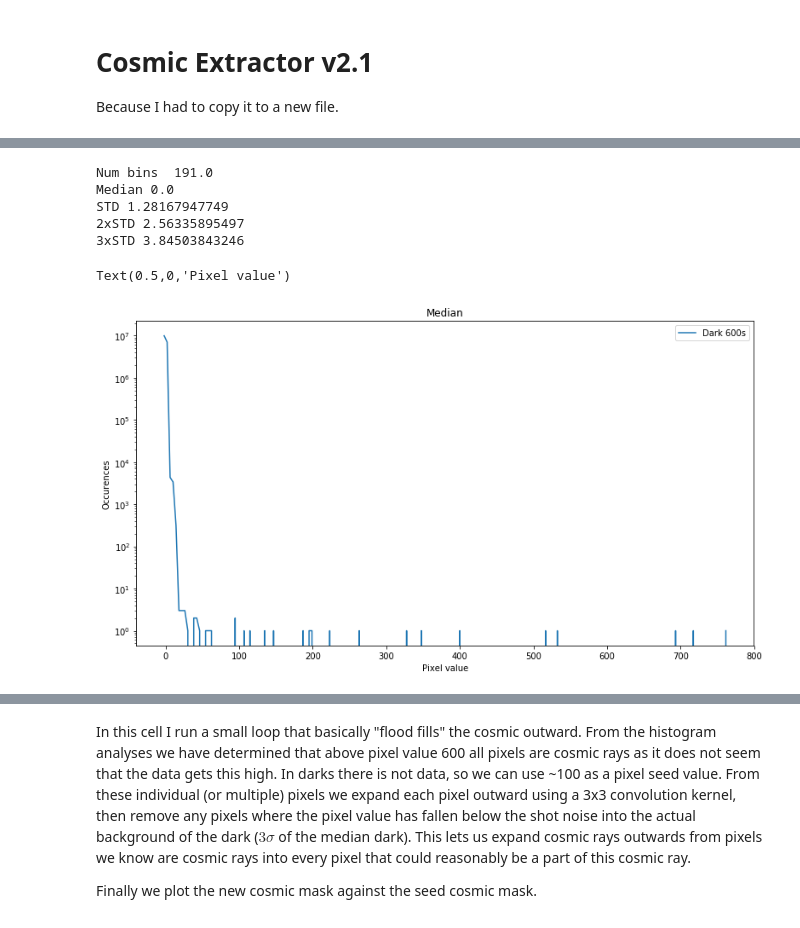
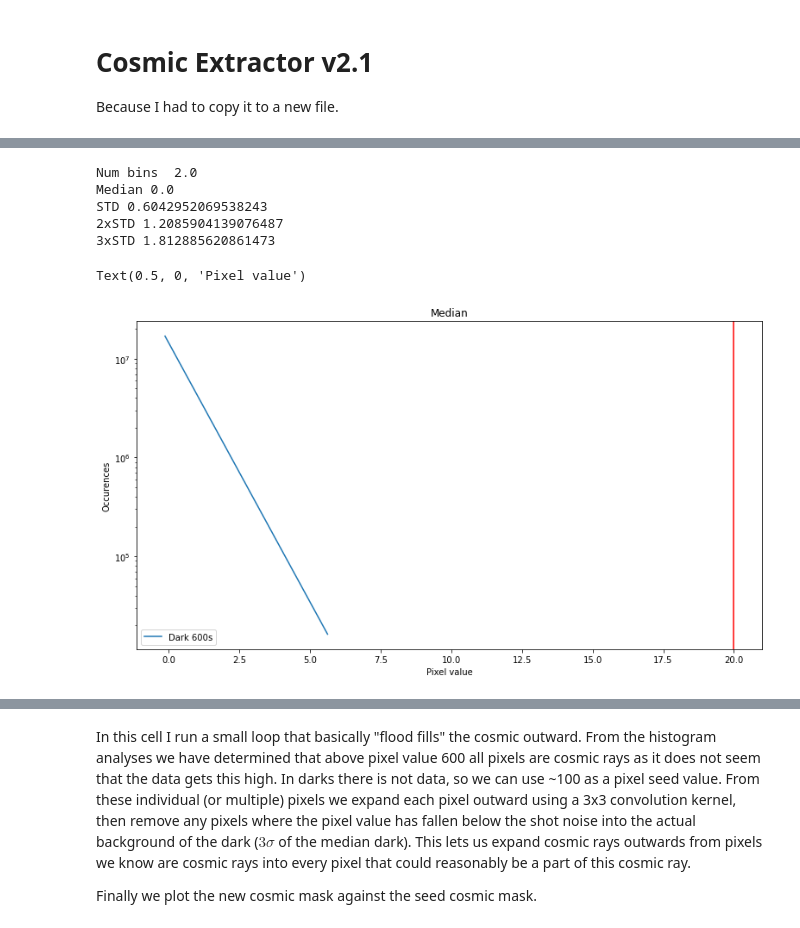
Before and after one commit to dylanagreen/manta, a Jupyter notebook: cosmic_extractor.ipynb, the cells around one changed output, grey strips where cells are left out. Drawn from its saved outputs; the diff is of its cells as text; code cells hidden in the pictures.

```diff
--- a/cosmic_extractor.ipynb
+++ b/cosmic_extractor.ipynb
@@ -59,17 +59,17 @@ def pretty_disp(img):
     ax.imshow(img, cmap='gray', origin="lower", interpolation="none", norm=norm)
 # %%
 # Time to make some dark medians.
-# d = "20200209"
-# ims = ["00047922", "00047911", "00047914", "00047920", "00047940", "00047909", "00047935"]
+d = "20200209"
+ims = ["00047922", "00047911", "00047914", "00047920", "00047940", "00047909", "00047935"]
 
-d = "20200608"  #450s
-ims = ["00056648", "00056644", "00056645", "00056646", "00056647"]
+# d = "20200608"  #450s
+# ims = ["00056648", "00056644", "00056645", "00056646", "00056647"]
 
 ROOT = Path('/project/projectdirs/desi/spectro/data/')
 ROOT_PRE = Path('/project/projectdirs/desi/spectro/redux/daily/preproc/')
 # %%
 sup = np.zeros((4128, 4114, 1))
-cam = "R3"
+cam = "R4"
 
 # Load the image, subtract the bias and concatenate it to the "super" image.
 # Super image is just all the images stacked on top of each other.
@@ -114,39 +116,40 @@ num_bins = (to_hist.max() - to_hist.min()) // 4
 
 # Printing the number of bins just for edification.
 print("Num bins ", num_bins)
 
 # Generate the histogram (obv lol)
 n, bins = np.histogram(to_hist, bins=int(num_bins))
 width = (bins[1] - bins[0]) / 2
 
 # Smooth the histogram a bit using the following 5 item kernel
 # A weighted average that considers the bin position more than
 # the two adjacent bins more than the two adjacent adjacent bins.
 k = np.asarray([1])
 # k = np.asarray([1, 2, 3, 2, 1])
 k = k / np.sum(k)
 n = np.convolve(n, k, "same")
 # plt.plot(bins[:-1] + width, n, label=f"{d}: {e} {sky_time}s")
 plt.plot(bins[:-1] + width, n, label=f"Dark 600s")
+plt.axvline(x=20, c="r")
 
 print("Median", np.median(final))
 print("STD", np.std(final))
 print("2xSTD", 2 * np.std(final))
 print("3xSTD", 3 * np.std(final))
 
 plt.legend()
 plt.yscale("log")
 plt.title(f"Median")
 plt.ylabel("Occurences")
 plt.xlabel("Pixel value")
 # %% [output]
-Num bins  191.0
+Num bins  2.0
 Median 0.0
-STD 1.28167947749
-2xSTD 2.56335895497
-3xSTD 3.84503843246
+STD 0.6042952069538243
+2xSTD 1.2085904139076487
+3xSTD 1.812885620861473
-Text(0.5,0,'Pixel value')
+Text(0.5, 0, 'Pixel value')
-[figure, old version]
+[figure, new version]
 # %%
 d, e = "20191108", "00025659"
 dark_hdus = fits.open(os.path.join(ROOT, d, e, f"desi-{e}.fits.fz"))
```
Also changed, not shown: parts of 14 cells of this notebook.
